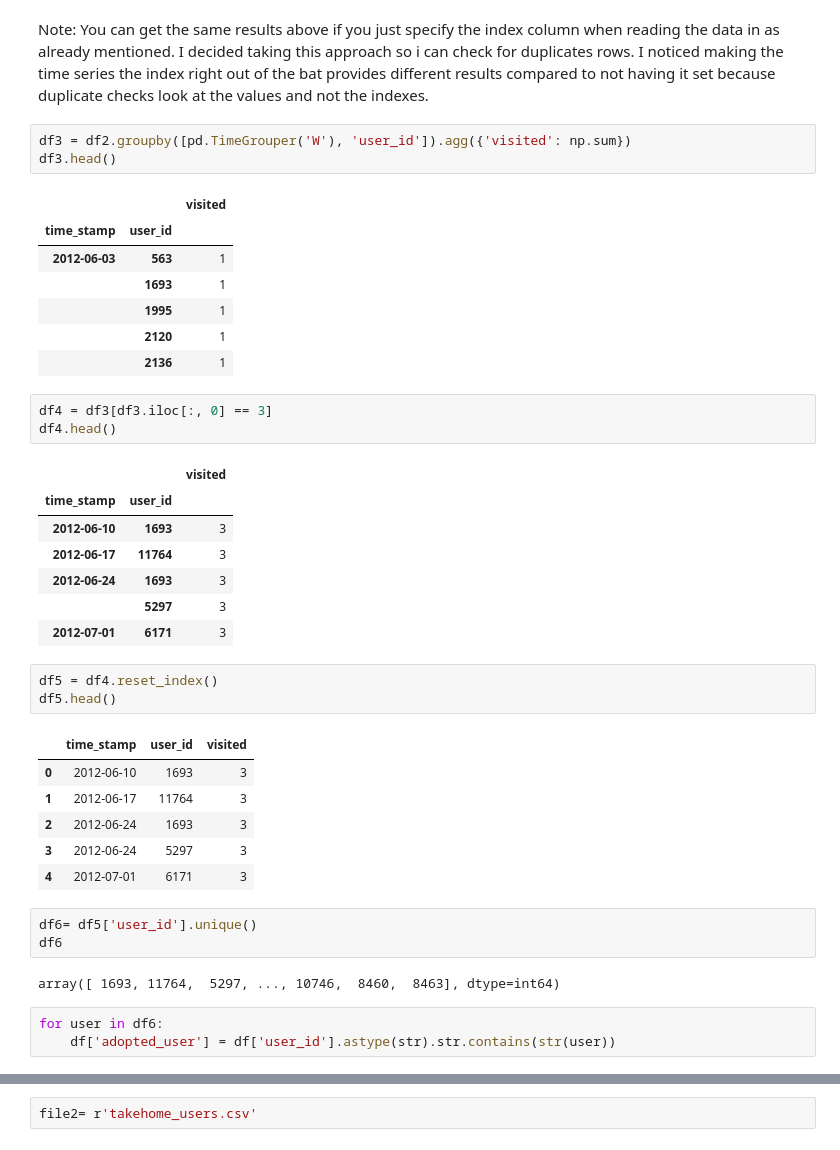
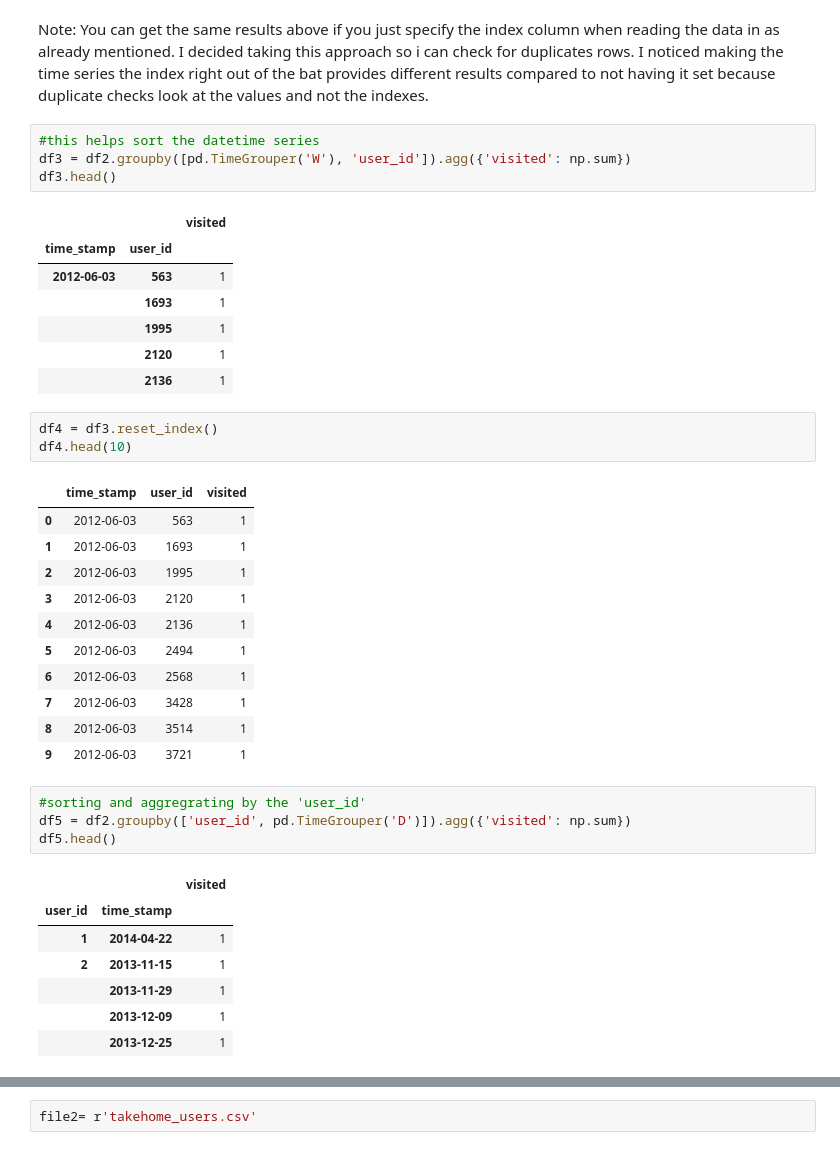
Before and after one commit to andyogah/relax_challenge, a Jupyter notebook: Take Home Challenge 1.ipynb, the cells around one changed output, grey strips where cells are left out. Cells and saved outputs as stored; diff of their text form.

```diff
--- a/Take Home Challenge 1.ipynb
+++ b/Take Home Challenge 1.ipynb
@@ -79,6 +79,7 @@ df2.head()
 # %% [markdown]
 Note: You can get the same results above if you just specify the index column when reading the data in as already mentioned. I decided taking this approach so i can check for duplicates rows. I noticed making the time series the index right out of the bat provides different results compared to not having it set because duplicate checks look at the values and not the indexes.
 # %%
+#this helps sort the datetime series
 df3 = df2.groupby([pd.TimeGrouper('W'), 'user_id']).agg({'visited': np.sum})
 df3.head()
 # %% [output]
@@ -90,31 +91,29 @@ df3.head()
 |  | 2120 | 1 |
 |  | 2136 | 1 |
 # %%
-df4 = df3[df3.iloc[:, 0] == 3]
-df4.head()
+df4 = df3.reset_index()
+df4.head(10)
 # %% [output]
-|  |  | visited |
-| time_stamp | user_id |  |
-| 2012-06-10 | 1693 | 3 |
-| 2012-06-17 | 11764 | 3 |
-| 2012-06-24 | 1693 | 3 |
-|  | 5297 | 3 |
-| 2012-07-01 | 6171 | 3 |
+|  | time_stamp | user_id | visited |
+| 0 | 2012-06-03 | 563 | 1 |
+| 1 | 2012-06-03 | 1693 | 1 |
+| 2 | 2012-06-03 | 1995 | 1 |
+| 3 | 2012-06-03 | 2120 | 1 |
+| 4 | 2012-06-03 | 2136 | 1 |
+| 5 | 2012-06-03 | 2494 | 1 |
+| 6 | 2012-06-03 | 2568 | 1 |
+| 7 | 2012-06-03 | 3428 | 1 |
+| 8 | 2012-06-03 | 3514 | 1 |
+| 9 | 2012-06-03 | 3721 | 1 |
-# %%
-df5 = df4.reset_index()
-df5.head()
-# %% [output]
-|  | time_stamp | user_id | visited |
-| 0 | 2012-06-10 | 1693 | 3 |
-| 1 | 2012-06-17 | 11764 | 3 |
-| 2 | 2012-06-24 | 1693 | 3 |
-| 3 | 2012-06-24 | 5297 | 3 |
-| 4 | 2012-07-01 | 6171 | 3 |
-# %%
-df6= df5['user_id'].unique()
-df6
-# %% [output]
-array([ 1693, 11764,  5297, ..., 10746,  8460,  8463], dtype=int64)
-# %%
-for user in df6:
-    df['adopted_user'] = df['user_id'].astype(str).str.contains(str(user))
+# %%
+#sorting and aggregrating by the 'user_id'
+df5 = df2.groupby(['user_id', pd.TimeGrouper('D')]).agg({'visited': np.sum})
+df5.head()
+# %% [output]
+|  |  | visited |
+| user_id | time_stamp |  |
+| 1 | 2014-04-22 | 1 |
+| 2 | 2013-11-15 | 1 |
+|  | 2013-11-29 | 1 |
+|  | 2013-12-09 | 1 |
+|  | 2013-12-25 | 1 |
```
Also changed, not shown: parts of 109 cells of this notebook.
